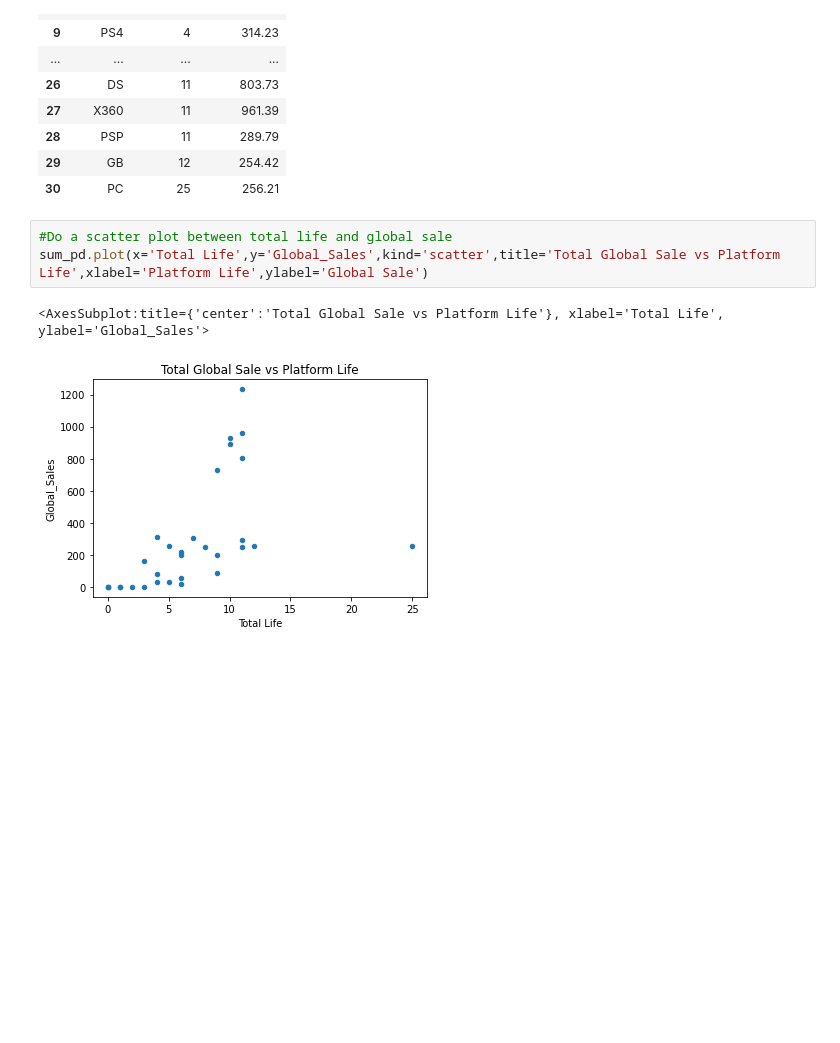
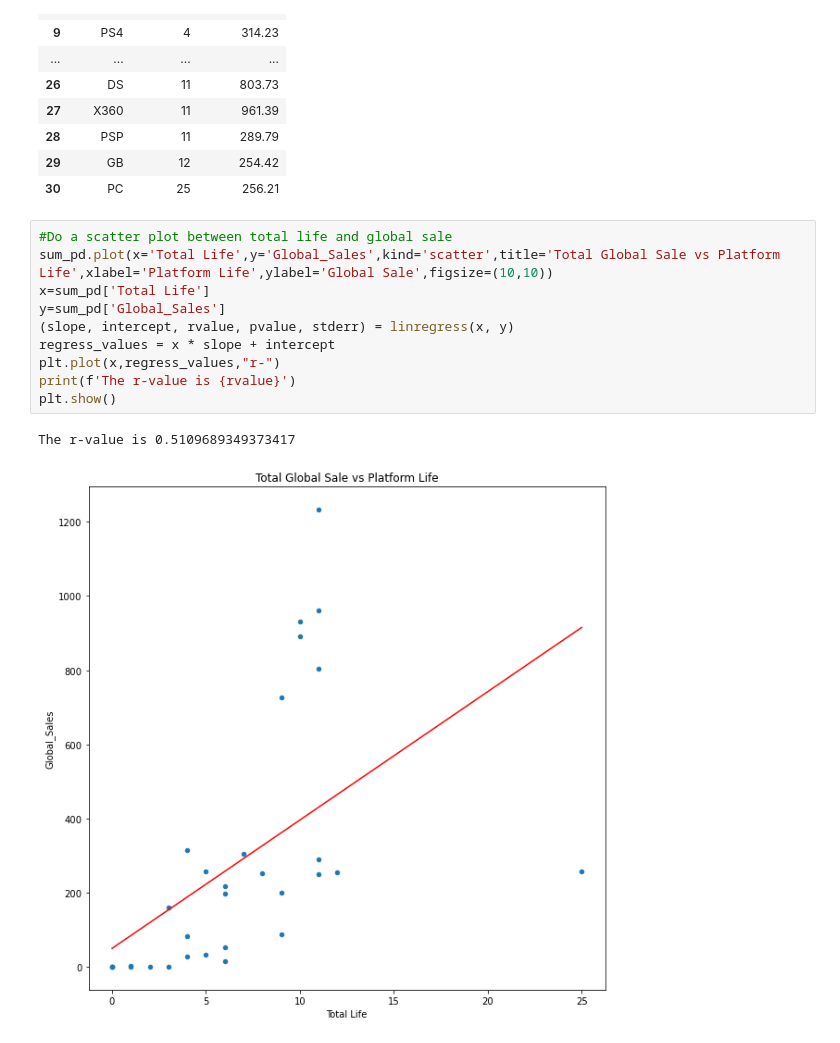
Before and after one commit to MrMrRPG/project_1, a Jupyter notebook: Shan-Folder/project-1.ipynb, the cells around one changed output. Cells and saved outputs as stored; diff of their text form; blank space fills up the shorter version.

```diff
--- a/Shan-Folder/project-1.ipynb
+++ b/Shan-Folder/project-1.ipynb
@@ -145,7 +145,14 @@ sum_pd
 | 30 | PC | 25 | 256.21 |
 # %%
 #Do a scatter plot between total life and global sale
-sum_pd.plot(x='Total Life',y='Global_Sales',kind='scatter',title='Total Global Sale vs Platform Life',xlabel='Platform Life',ylabel='Global Sale')
+sum_pd.plot(x='Total Life',y='Global_Sales',kind='scatter',title='Total Global Sale vs Platform Life',xlabel='Platform Life',ylabel='Global Sale',figsize=(10,10))
+x=sum_pd['Total Life']
+y=sum_pd['Global_Sales']
+(slope, intercept, rvalue, pvalue, stderr) = linregress(x, y)
+regress_values = x * slope + intercept
+plt.plot(x,regress_values,"r-")
+print(f'The r-value is {rvalue}')
+plt.show()
 # %% [output]
-<AxesSubplot:title={'center':'Total Global Sale vs Platform Life'}, xlabel='Total Life', ylabel='Global_Sales'>
+The r-value is 0.5109689349373417
-[figure, old version]
+[figure, new version]
```
Also changed, not shown: parts of 12 cells of this notebook.
